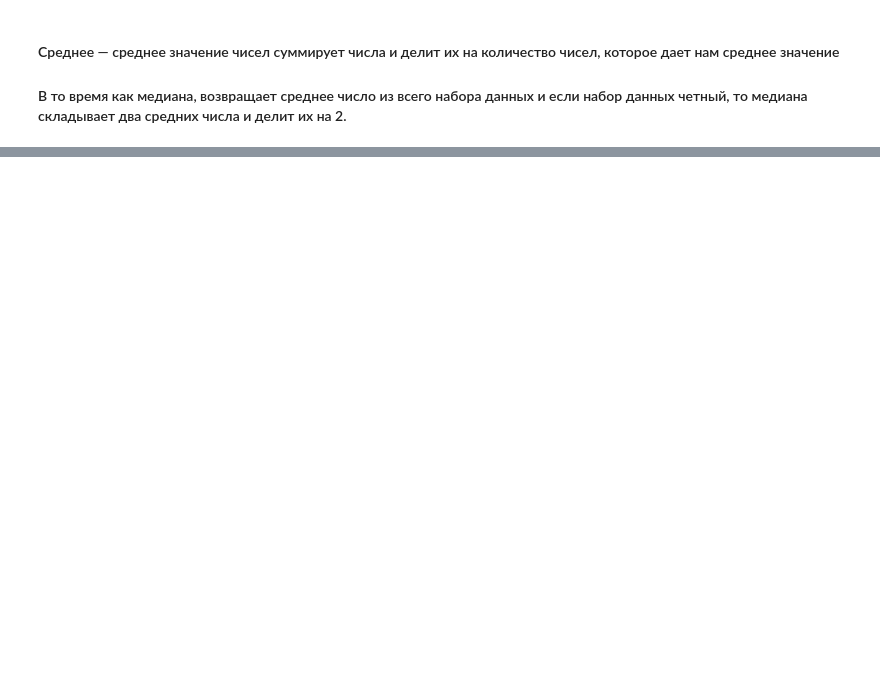
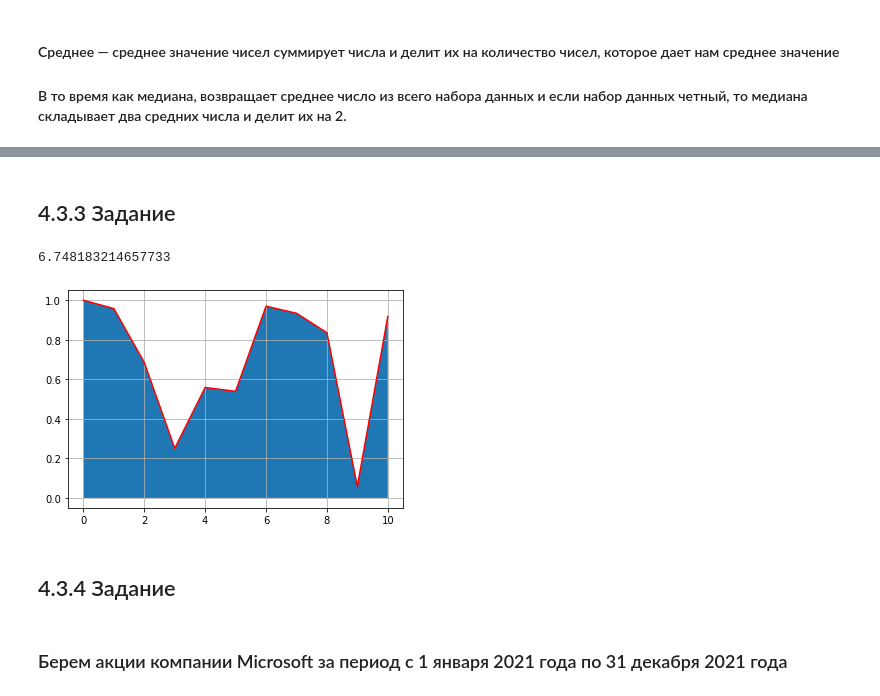
Before and after one commit to TimmmofeyD/WorkBook_AI, a Jupyter notebook: Lishchenko_Timofey_WorkBook1.ipynb, the cells around one changed output, grey strips where cells are left out. Drawn from its saved outputs; the diff is of its cells as text; code cells hidden in the pictures; blank space fills up the shorter version.

```diff
--- a/Lishchenko_Timofey_WorkBook1.ipynb
+++ b/Lishchenko_Timofey_WorkBook1.ipynb
@@ -214,0 +230,17 @@ plt.scatter(data_rand, [i for i in range(100)])
+# %% [markdown]
+## 4.3.3 Задание
+# %%
+x = np.arange(0, 11, 1)
+y = np.abs(np.cos(x * np.exp(np.cos(x) + np.log(x + 1))))
+plt.grid()
+plt.plot(x, y, c = "r")
+plt.fill_between(x, y)
+area = np.trapz(y)
+area
+# %% [output]
+6.748183214657733
+[figure, added]
+# %% [markdown]
+## 4.3.4 Задание
+# %% [markdown]
+### Берем акции компании Microsoft за период с 1 января 2021 года по 31 декабря 2021 года
```
Also changed, not shown: parts of 56 cells of this notebook, 3 other files.
